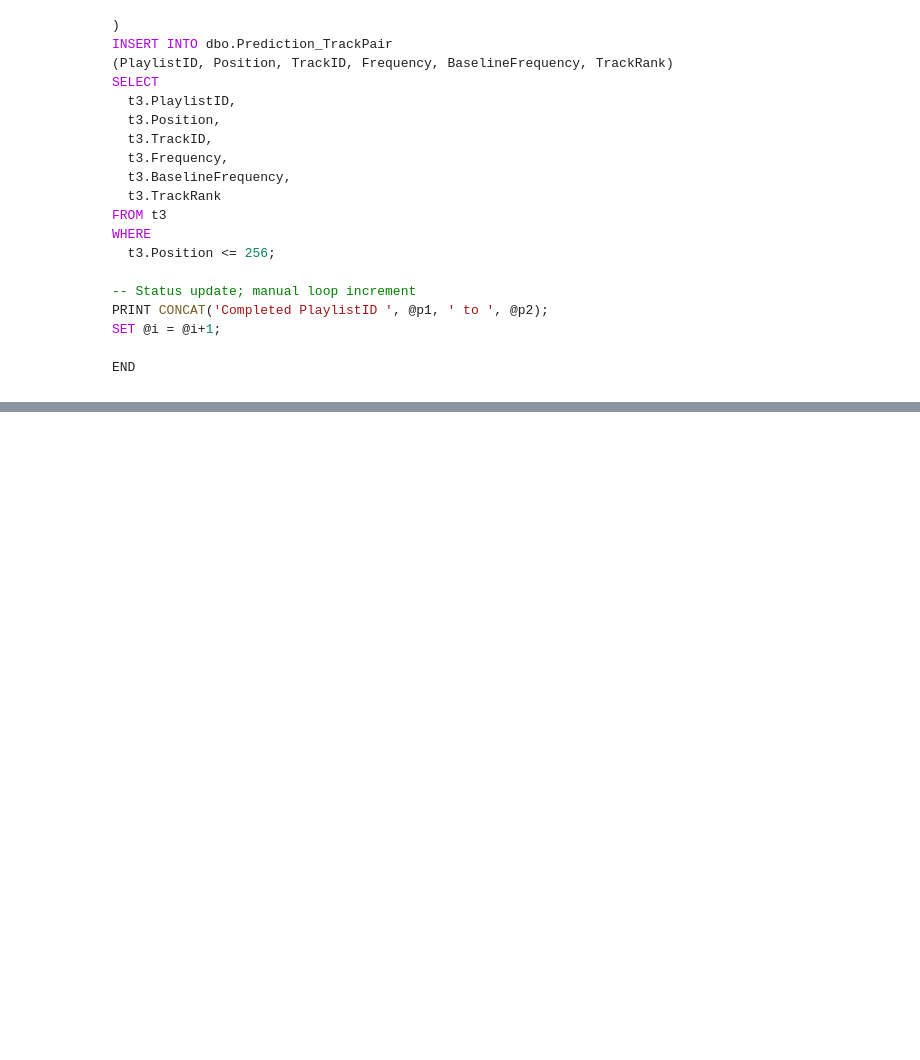
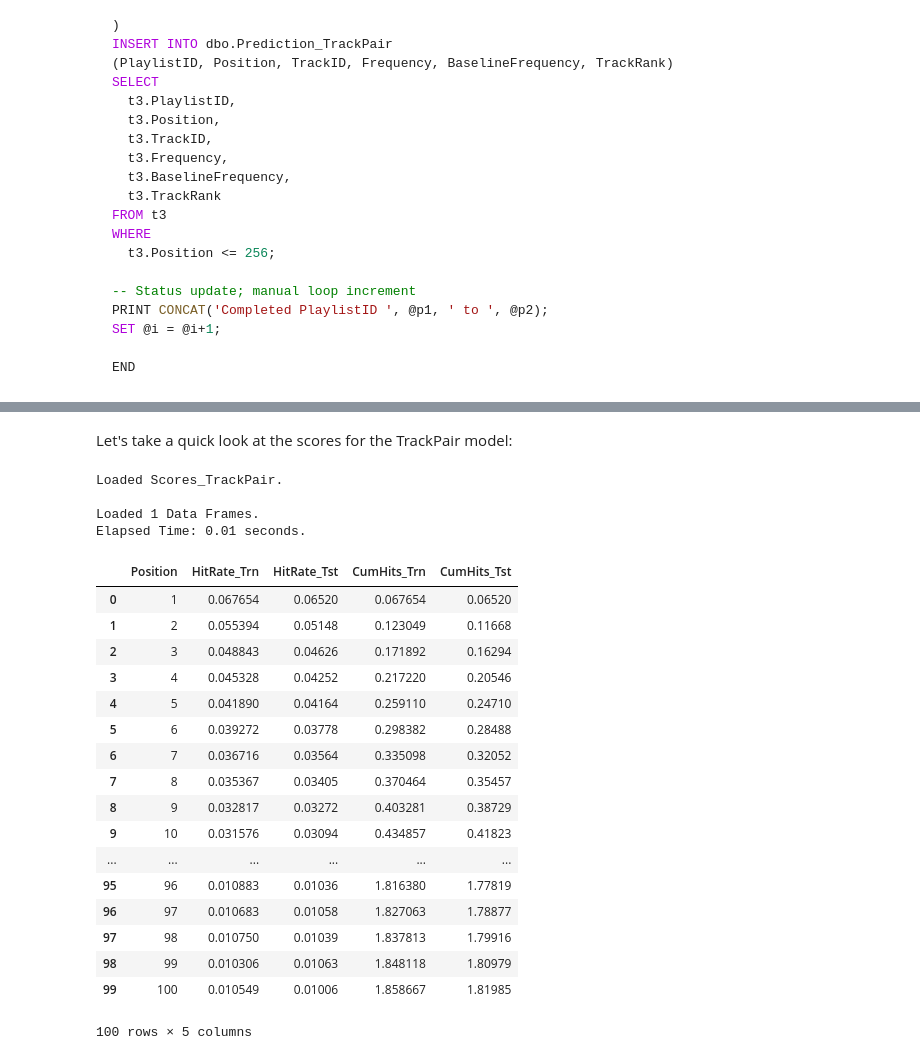
Before and after one commit to IACS-CS-209-Group44/Spotify, a Jupyter notebook: milestones/Spotify_Team44_Data_Analysis_Predictions.ipynb, the cells around one changed output, grey strips where cells are left out. Cells and saved outputs as stored; diff of their text form; code cells hidden in the pictures; blank space fills up the shorter version.

Commit message:
Data Analysis & Predictions in progress

```diff
--- a/milestones/Spotify_Team44_Data_Analaysis_Predictions.ipynb
+++ b/milestones/Spotify_Team44_Data_Analysis_Predictions.ipynb
@@ -1374,0 +1477,30 @@ END
+# %% [markdown]
+Let's take a quick look at the scores for the TrackPair model:
+# %%
+frames = load_frames(['Scores_TrackPair'])
+# %% [output]
+Loaded Scores_TrackPair.
+
+Loaded 1 Data Frames.
+Elapsed Time: 0.01 seconds.
+# %%
+frames['Scores_TrackPair']
+# %% [output]
+|  | Position | HitRate_Trn | HitRate_Tst | CumHits_Trn | CumHits_Tst |
+| 0 | 1 | 0.067654 | 0.06520 | 0.067654 | 0.06520 |
+| 1 | 2 | 0.055394 | 0.05148 | 0.123049 | 0.11668 |
+| 2 | 3 | 0.048843 | 0.04626 | 0.171892 | 0.16294 |
+| 3 | 4 | 0.045328 | 0.04252 | 0.217220 | 0.20546 |
+| 4 | 5 | 0.041890 | 0.04164 | 0.259110 | 0.24710 |
+| 5 | 6 | 0.039272 | 0.03778 | 0.298382 | 0.28488 |
+| 6 | 7 | 0.036716 | 0.03564 | 0.335098 | 0.32052 |
+| 7 | 8 | 0.035367 | 0.03405 | 0.370464 | 0.35457 |
+| 8 | 9 | 0.032817 | 0.03272 | 0.403281 | 0.38729 |
+| 9 | 10 | 0.031576 | 0.03094 | 0.434857 | 0.41823 |
+| ... | ... | ... | ... | ... | ... |
+| 95 | 96 | 0.010883 | 0.01036 | 1.816380 | 1.77819 |
+| 96 | 97 | 0.010683 | 0.01058 | 1.827063 | 1.78877 |
+| 97 | 98 | 0.010750 | 0.01039 | 1.837813 | 1.79916 |
+| 98 | 99 | 0.010306 | 0.01063 | 1.848118 | 1.80979 |
+| 99 | 100 | 0.010549 | 0.01006 | 1.858667 | 1.81985 |
+100 rows × 5 columns
```
Also changed, not shown: parts of 5 cells of this notebook.
